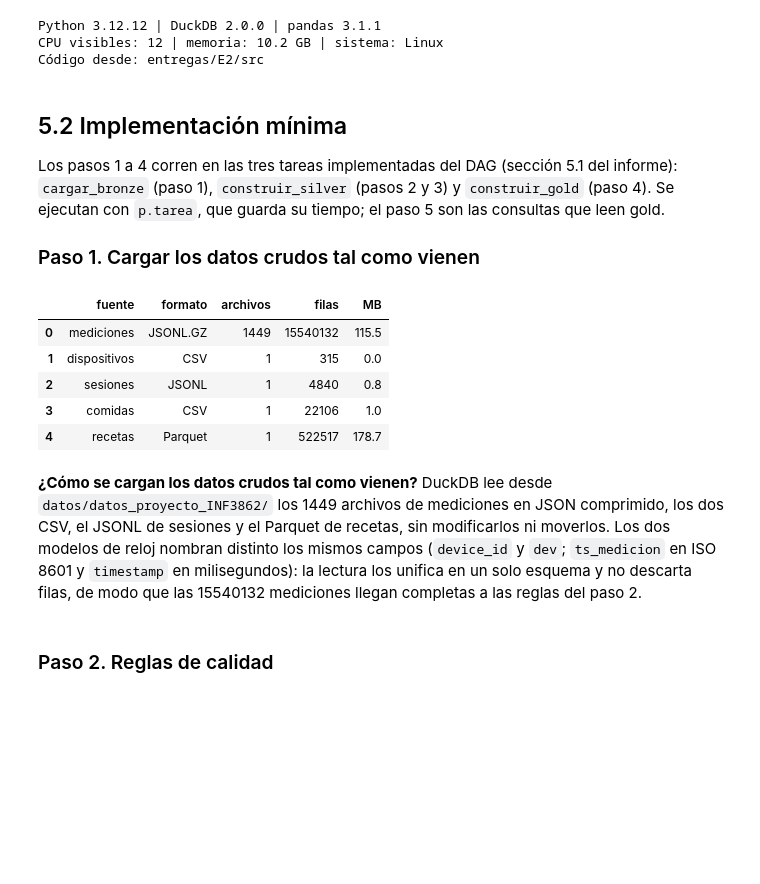
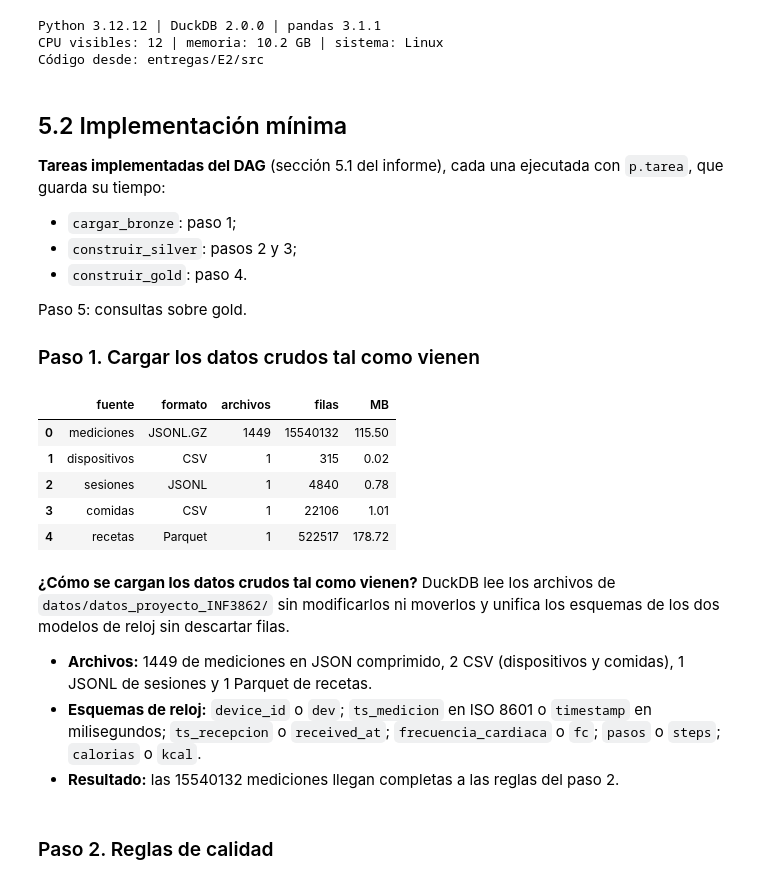
Before and after one commit to MIA-2026-2028/INF3862-1-proyecto-final, a Jupyter notebook: entregas/E2/src/notebook_e2.ipynb, the cells around one changed output. Cells and saved outputs as stored; diff of their text form; code cells hidden in the pictures; blank space fills up the shorter version.

Commit message:
E2: corrida nueva, viñetas que dan el dato y correcciones de la lectura en frío

```diff
--- a/entregas/E2/src/notebook_e2.ipynb
+++ b/entregas/E2/src/notebook_e2.ipynb
@@ -55,23 +70,32 @@ Código desde: entregas/E2/src
 # %% [markdown]
 ## 5.2 Implementación mínima
 
-Los pasos 1 a 4 corren en las tres tareas implementadas del DAG (sección 5.1 del informe): `cargar_bronze` (paso 1), `construir_silver` (pasos 2 y 3) y `construir_gold` (paso 4). Se ejecutan con `p.tarea`, que guarda su tiempo; el paso 5 son las consultas que leen gold.
+**Tareas implementadas del DAG** (sección 5.1 del informe), cada una ejecutada con `p.tarea`, que guarda su tiempo:
+- `cargar_bronze`: paso 1;
+- `construir_silver`: pasos 2 y 3;
+- `construir_gold`: paso 4.
+
+Paso 5: consultas sobre gold.
 
 ### Paso 1. Cargar los datos crudos tal como vienen
 # %%
 p = Pipeline(RAIZ)
 p.tarea("cargar_bronze", p.cargar_bronze)
-bronze = pd.DataFrame(p.resumen_bronze(), columns=["fuente", "formato", "archivos", "filas", "MB"]).round(1)
+bronze = pd.DataFrame(p.resumen_bronze(), columns=["fuente", "formato", "archivos", "filas", "MB"]).round(2)
 bronze
 # %% [output]
 |  | fuente | formato | archivos | filas | MB |
-| 0 | mediciones | JSONL.GZ | 1449 | 15540132 | 115.5 |
-| 1 | dispositivos | CSV | 1 | 315 | 0.0 |
-| 2 | sesiones | JSONL | 1 | 4840 | 0.8 |
-| 3 | comidas | CSV | 1 | 22106 | 1.0 |
-| 4 | recetas | Parquet | 1 | 522517 | 178.7 |
+| 0 | mediciones | JSONL.GZ | 1449 | 15540132 | 115.50 |
+| 1 | dispositivos | CSV | 1 | 315 | 0.02 |
+| 2 | sesiones | JSONL | 1 | 4840 | 0.78 |
+| 3 | comidas | CSV | 1 | 22106 | 1.01 |
+| 4 | recetas | Parquet | 1 | 522517 | 178.72 |
 # %% [markdown]
-**¿Cómo se cargan los datos crudos tal como vienen?** DuckDB lee desde `datos/datos_proyecto_INF3862/` los 1449 archivos de mediciones en JSON comprimido, los dos CSV, el JSONL de sesiones y el Parquet de recetas, sin modificarlos ni moverlos. Los dos modelos de reloj nombran distinto los mismos campos (`device_id` y `dev`; `ts_medicion` en ISO 8601 y `timestamp` en milisegundos): la lectura los unifica en un solo esquema y no descarta filas, de modo que las 15540132 mediciones llegan completas a las reglas del paso 2.
+**¿Cómo se cargan los datos crudos tal como vienen?** DuckDB lee los archivos de `datos/datos_proyecto_INF3862/` sin modificarlos ni moverlos y unifica los esquemas de los dos modelos de reloj sin descartar filas.
+
+- **Archivos:** 1449 de mediciones en JSON comprimido, 2 CSV (dispositivos y comidas), 1 JSONL de sesiones y 1 Parquet de recetas.
+- **Esquemas de reloj:** `device_id` o `dev`; `ts_medicion` en ISO 8601 o `timestamp` en milisegundos; `ts_recepcion` o `received_at`; `frecuencia_cardiaca` o `fc`; `pasos` o `steps`; `calorias` o `kcal`.
+- **Resultado:** las 15540132 mediciones llegan completas a las reglas del paso 2.
 # %% [markdown]
 ### Paso 2. Reglas de calidad
 # %%
```
Also changed, not shown: parts of 14 cells of this notebook, 5 other files.
